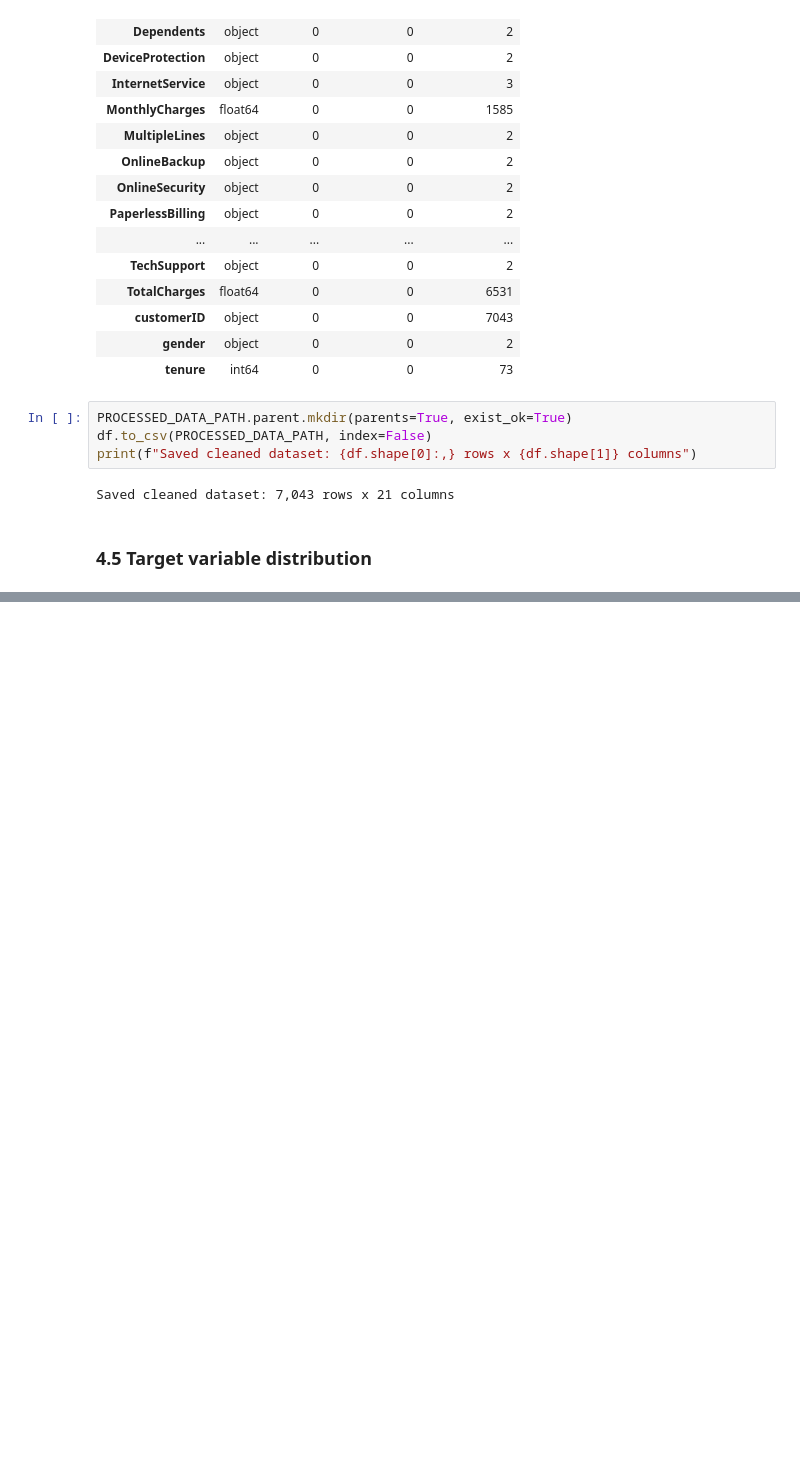
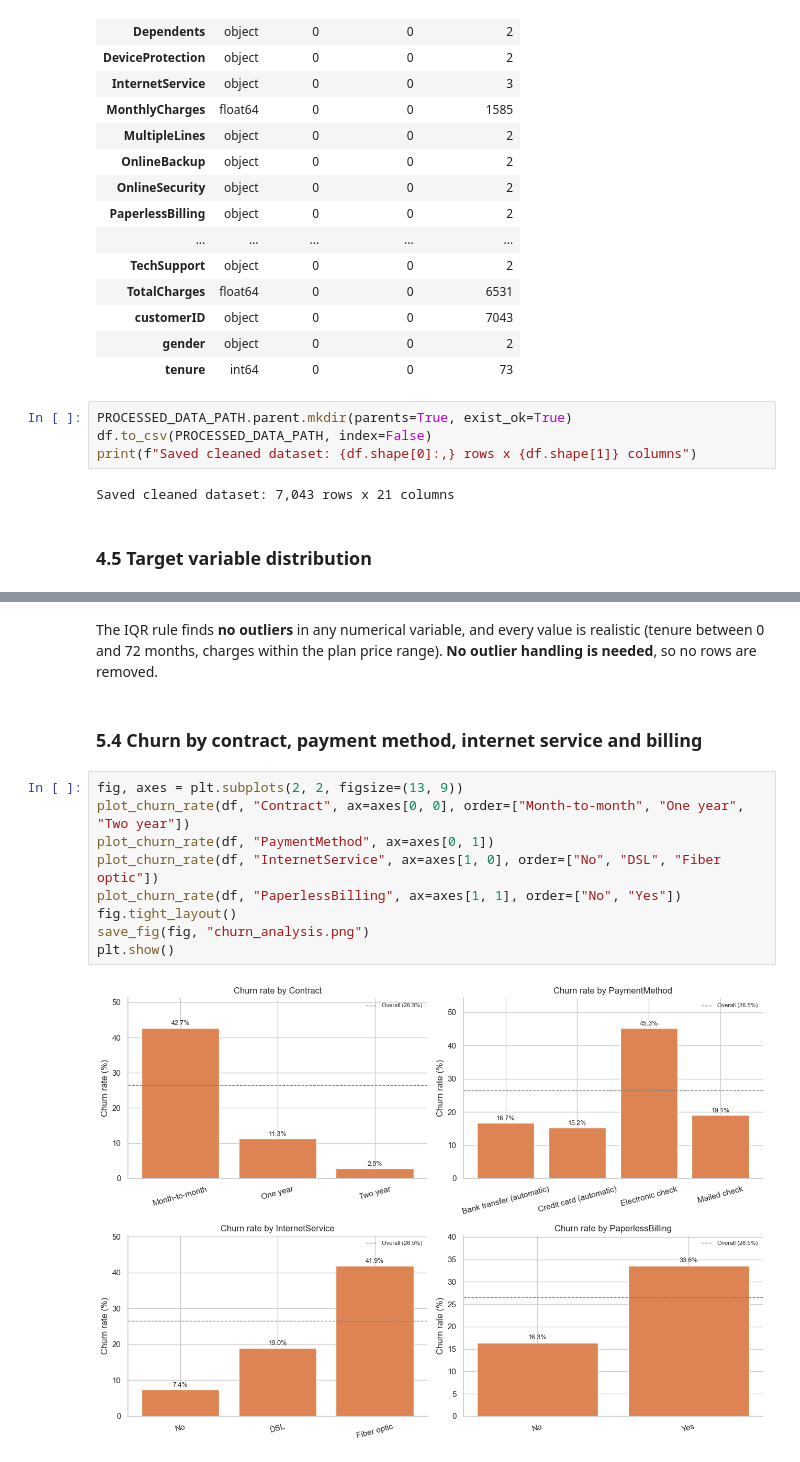
Before and after one commit to Da1vReyes/customer_churn_prediction, a Jupyter notebook: notebooks/customer_churn_analysis.ipynb, the cells around one changed output, grey strips where cells are left out. Drawn from its saved outputs; the diff is of its cells as text; blank space fills up the shorter version.

```diff
--- a/notebooks/customer_churn_analysis.ipynb
+++ b/notebooks/customer_churn_analysis.ipynb
@@ -272,0 +384,15 @@ _Next: Week 2, Exploratory Data Analysis and Feature Engineering._
+# %% [markdown]
+The IQR rule finds **no outliers** in any numerical variable, and every value is realistic (tenure between 0 and 72 months, charges within the plan price range). **No outlier handling is needed**, so no rows are removed.
+# %% [markdown]
+### 5.4 Churn by contract, payment method, internet service and billing
+# %%
+fig, axes = plt.subplots(2, 2, figsize=(13, 9))
+plot_churn_rate(df, "Contract", ax=axes[0, 0], order=["Month-to-month", "One year", "Two year"])
+plot_churn_rate(df, "PaymentMethod", ax=axes[0, 1])
+plot_churn_rate(df, "InternetService", ax=axes[1, 0], order=["No", "DSL", "Fiber optic"])
+plot_churn_rate(df, "PaperlessBilling", ax=axes[1, 1], order=["No", "Yes"])
+fig.tight_layout()
+save_fig(fig, "churn_analysis.png")
+plt.show()
+# %% [output]
+[figure, added]
```
Also changed, not shown: parts of 41 cells of this notebook.
